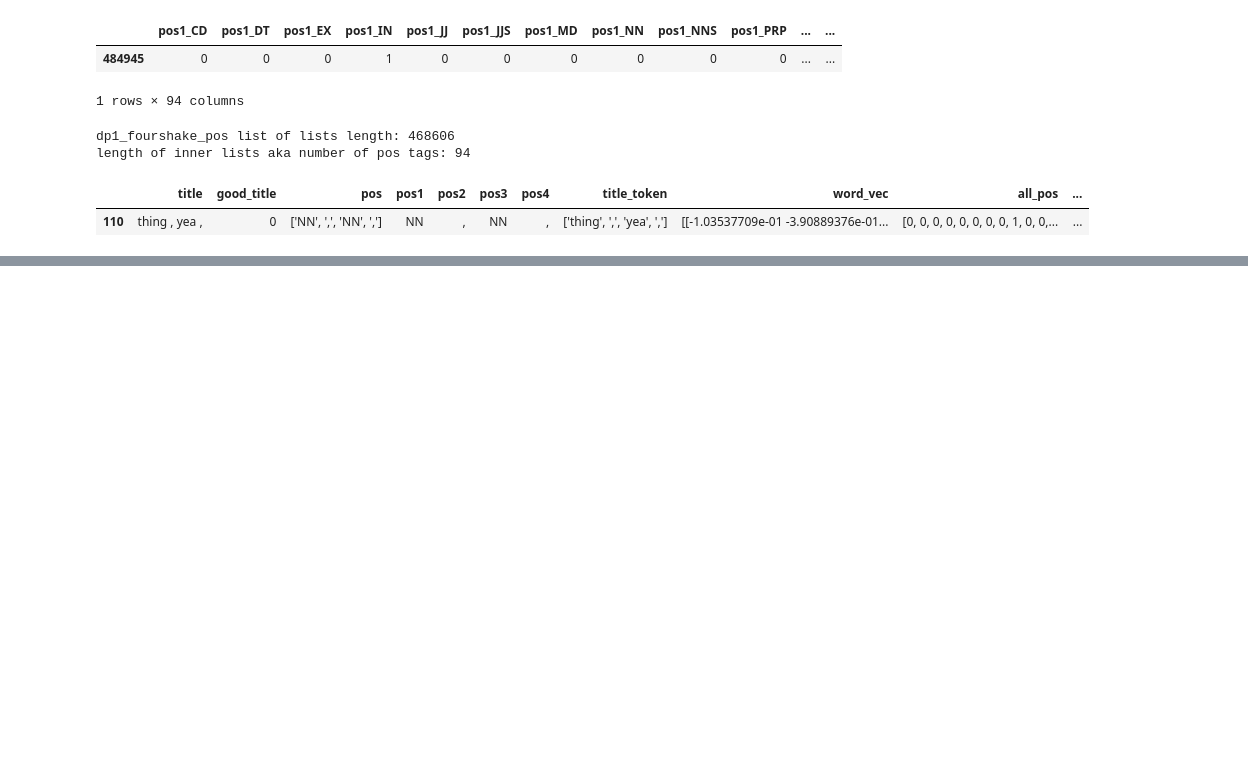
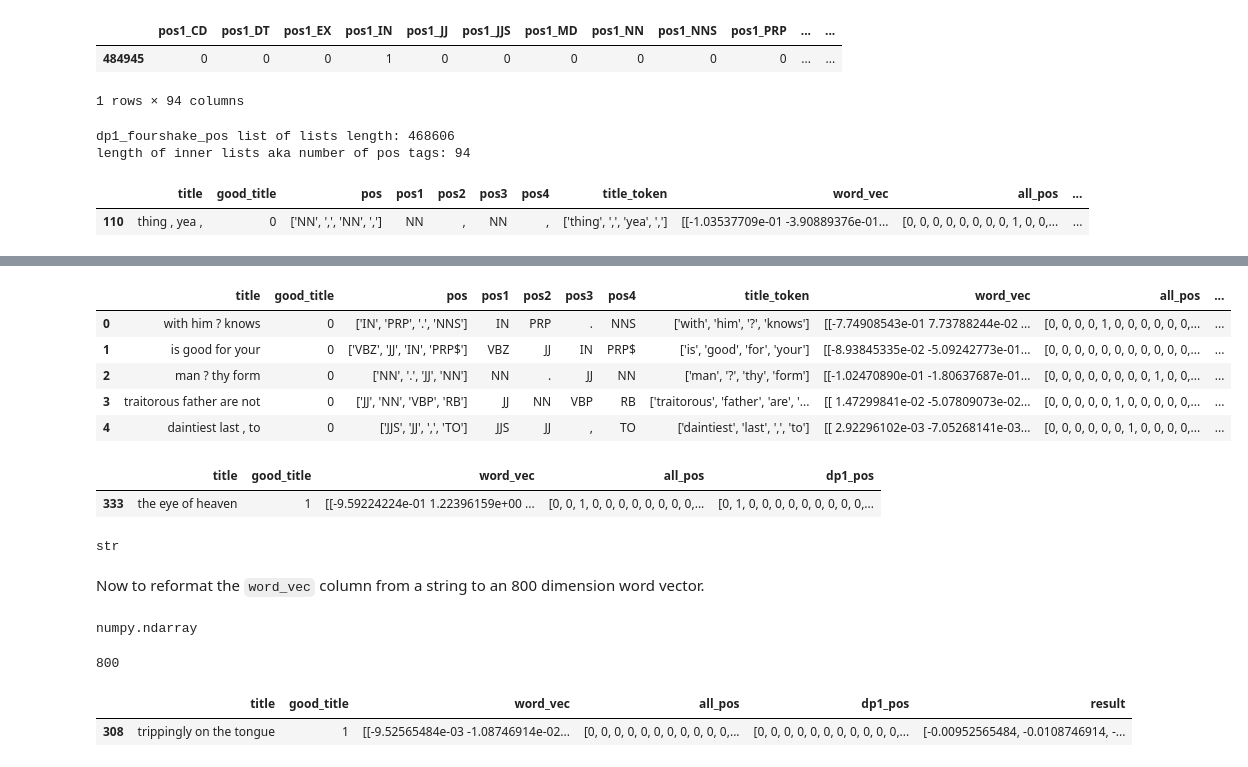
Before and after one commit to leifsmoddir/What-is-in-a-Title, a Jupyter notebook: training/Training Day 5 Creating Matched Data Sets- Fourgrams.ipynb, the cells around one changed output, grey strips where cells are left out. Saved outputs shown, nothing was run; the diff lists cells and outputs as text; code cells hidden in the pictures; blank space fills up the shorter version.

```diff
--- a/training/Training Day 5 Creating Matched Data Sets- Fourgrams.ipynb
+++ b/training/Training Day 5 Creating Matched Data Sets- Fourgrams.ipynb
@@ -353,0 +358,42 @@ fitles.to_pickle(datapath_fitles)
+# %%
+fitles = pd.read_pickle('../data/fourgram_titles.pkl')
+fitles.head()
+# %% [output]
+|  | title | good_title | pos | pos1 | pos2 | pos3 | pos4 | title_token | word_vec | all_pos | ... |
+| 0 | with him ? knows | 0 | ['IN', 'PRP', '.', 'NNS'] | IN | PRP | . | NNS | ['with', 'him', '?', 'knows'] | [[-7.74908543e-01 7.73788244e-02 ... | [0, 0, 0, 0, 1, 0, 0, 0, 0, 0, 0,... | ... |
+| 1 | is good for your | 0 | ['VBZ', 'JJ', 'IN', 'PRP$'] | VBZ | JJ | IN | PRP$ | ['is', 'good', 'for', 'your'] | [[-8.93845335e-02 -5.09242773e-01... | [0, 0, 0, 0, 0, 0, 0, 0, 0, 0, 0,... | ... |
+| 2 | man ? thy form | 0 | ['NN', '.', 'JJ', 'NN'] | NN | . | JJ | NN | ['man', '?', 'thy', 'form'] | [[-1.02470890e-01 -1.80637687e-01... | [0, 0, 0, 0, 0, 0, 0, 0, 1, 0, 0,... | ... |
+| 3 | traitorous father are not | 0 | ['JJ', 'NN', 'VBP', 'RB'] | JJ | NN | VBP | RB | ['traitorous', 'father', 'are', '... | [[ 1.47299841e-02 -5.07809073e-02... | [0, 0, 0, 0, 0, 1, 0, 0, 0, 0, 0,... | ... |
+| 4 | daintiest last , to | 0 | ['JJS', 'JJ', ',', 'TO'] | JJS | JJ | , | TO | ['daintiest', 'last', ',', 'to'] | [[ 2.92296102e-03 -7.05268141e-03... | [0, 0, 0, 0, 0, 0, 1, 0, 0, 0, 0,... | ... |
+# %%
+fitles = fitles.drop(columns=['pos', 'pos1', 'pos2', 'pos3', 'pos4', 'title_token'])
+fitles.sample()
+# %% [output]
+|  | title | good_title | word_vec | all_pos | dp1_pos |
+| 333 | the eye of heaven | 1 | [[-9.59224224e-01 1.22396159e+00 ... | [0, 0, 1, 0, 0, 0, 0, 0, 0, 0, 0,... | [0, 1, 0, 0, 0, 0, 0, 0, 0, 0, 0,... |
+# %%
+type(fitles.iloc[0,2])
+# %% [output]
+str
+# %% [markdown]
+Now to reformat the `word_vec` column from a string to an 800 dimension word vector.
+# %%
+result1 = fitles['word_vec'].apply(lambda x:
+                           np.fromstring(
+                               x.replace('\n','')
+                                .replace('[','')
+                                .replace(']','')
+                                .replace('  ',' '), sep=' '))
+type(result1[0])
+# %% [output]
+numpy.ndarray
+# %%
+len(result1[1])
+# %% [output]
+800
+# %%
+fitles['result'] = result1
+fitles.sample()
+# %% [output]
+|  | title | good_title | word_vec | all_pos | dp1_pos | result |
+| 308 | trippingly on the tongue | 1 | [[-9.52565484e-03 -1.08746914e-02... | [0, 0, 0, 0, 0, 0, 0, 0, 0, 0, 0,... | [0, 0, 0, 0, 0, 0, 0, 0, 0, 0, 0,... | [-0.00952565484, -0.0108746914, -... |
```
Also changed, not shown: parts of 12 cells of this notebook.
